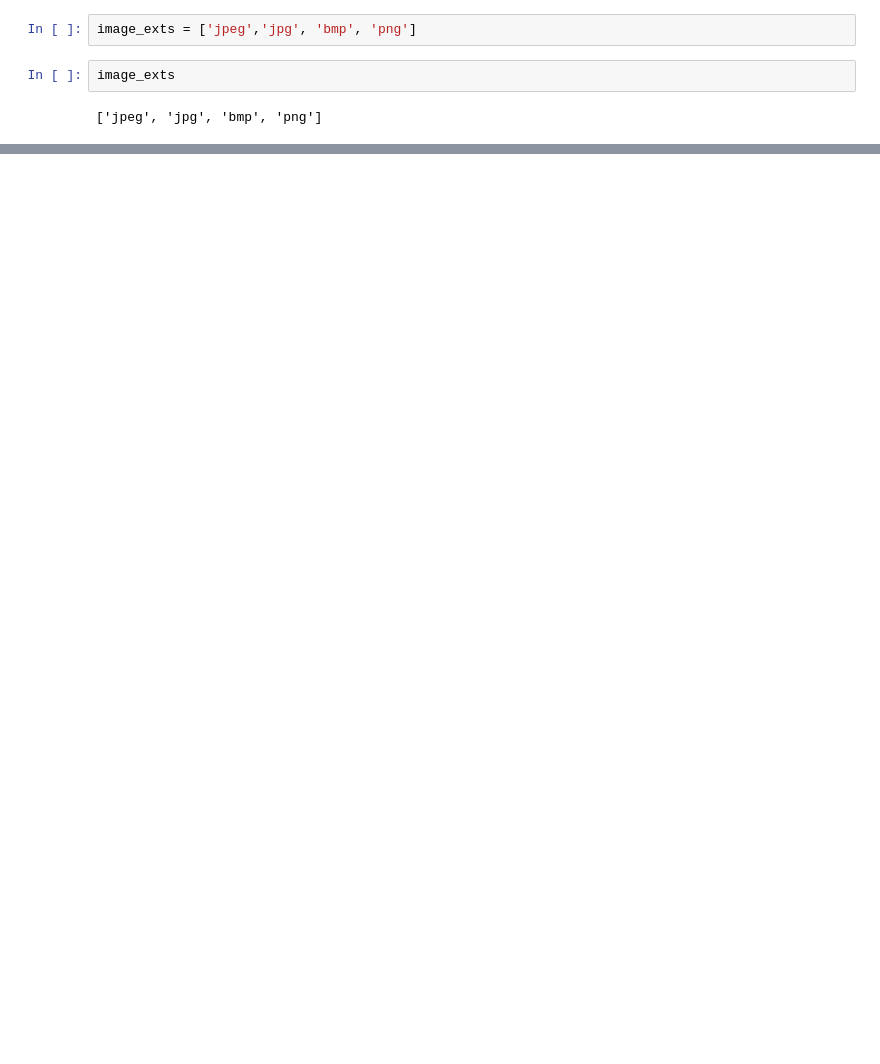
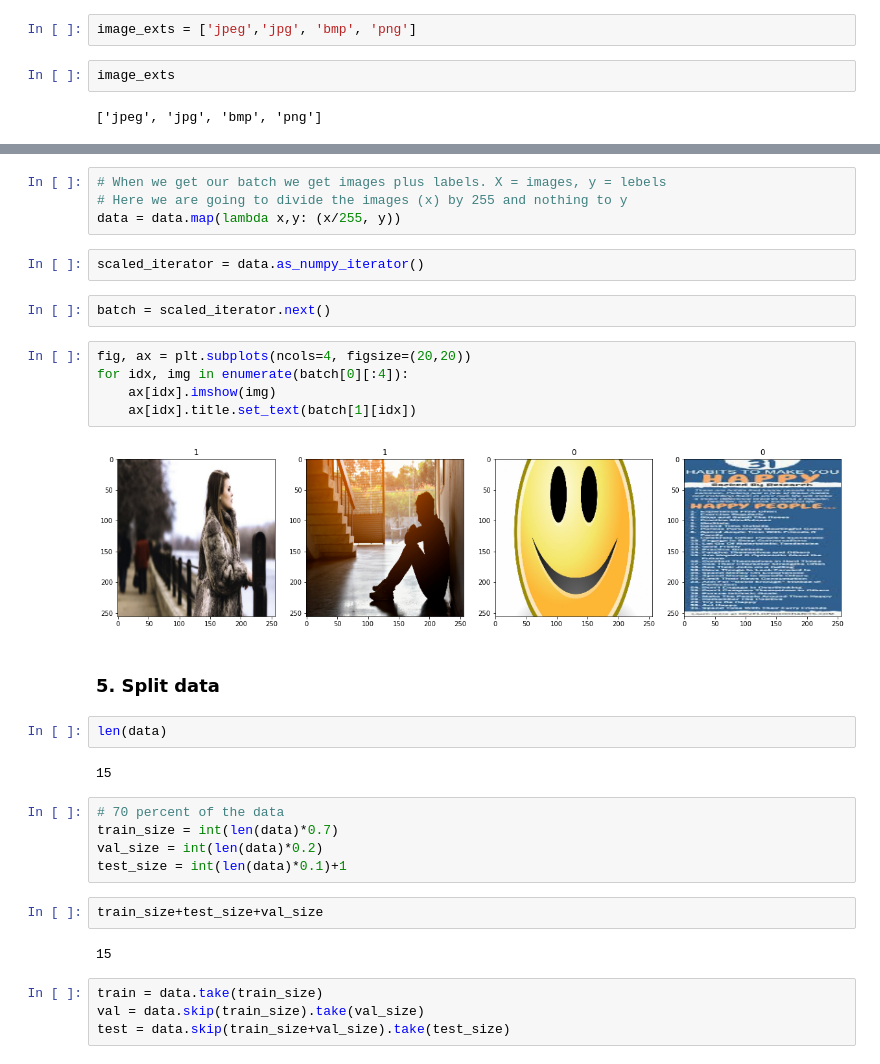
Before and after one commit to abhayc-glitch/sentiment-image-classifier, a Jupyter notebook: src/image_classification.ipynb, the cells around one changed output, grey strips where cells are left out. Saved outputs shown, nothing was run; the diff lists cells and outputs as text; blank space fills up the shorter version.

```diff
--- a/src/image_classification.ipynb
+++ b/src/image_classification.ipynb
@@ -90,0 +159,34 @@ NotADirectoryError: [Errno 20] Not a directory: 'data/.DS_Store'
+# %%
+# When we get our batch we get images plus labels. X = images, y = lebels
+# Here we are going to divide the images (x) by 255 and nothing to y
+data = data.map(lambda x,y: (x/255, y))
+# %%
+scaled_iterator = data.as_numpy_iterator()
+# %%
+batch = scaled_iterator.next()
+# %%
+fig, ax = plt.subplots(ncols=4, figsize=(20,20))
+for idx, img in enumerate(batch[0][:4]):
+    ax[idx].imshow(img)
+    ax[idx].title.set_text(batch[1][idx])
+# %% [output]
+[figure, added]
+# %% [markdown]
+### 5. Split data
+# %%
+len(data)
+# %% [output]
+15
+# %%
+# 70 percent of the data
+train_size = int(len(data)*0.7)
+val_size = int(len(data)*0.2)
+test_size = int(len(data)*0.1)+1
+# %%
+train_size+test_size+val_size
+# %% [output]
+15
+# %%
+train = data.take(train_size)
+val = data.skip(train_size).take(val_size)
+test = data.skip(train_size+val_size).take(test_size)
```
Also changed, not shown: parts of 32 cells of this notebook, 44 other files.
